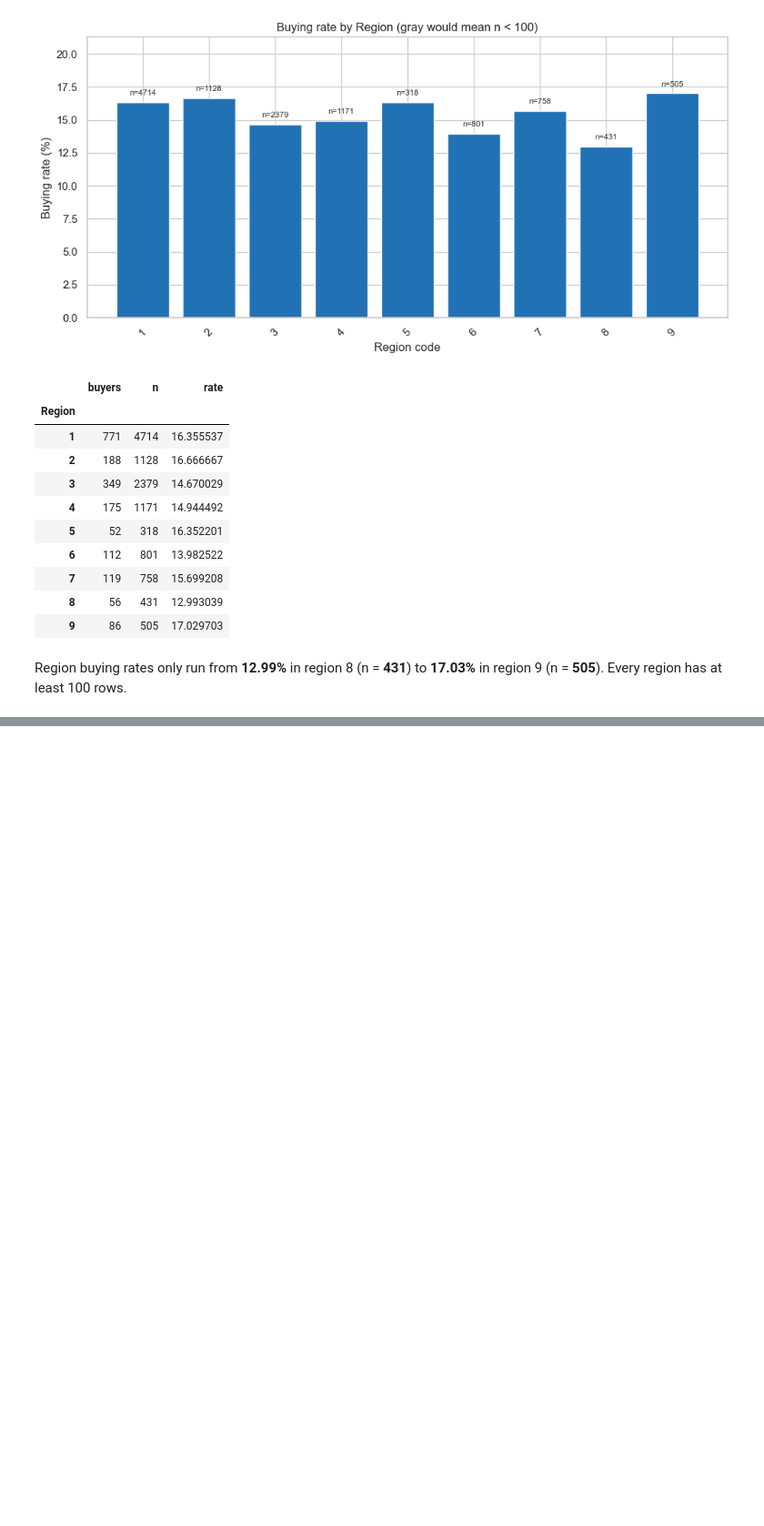
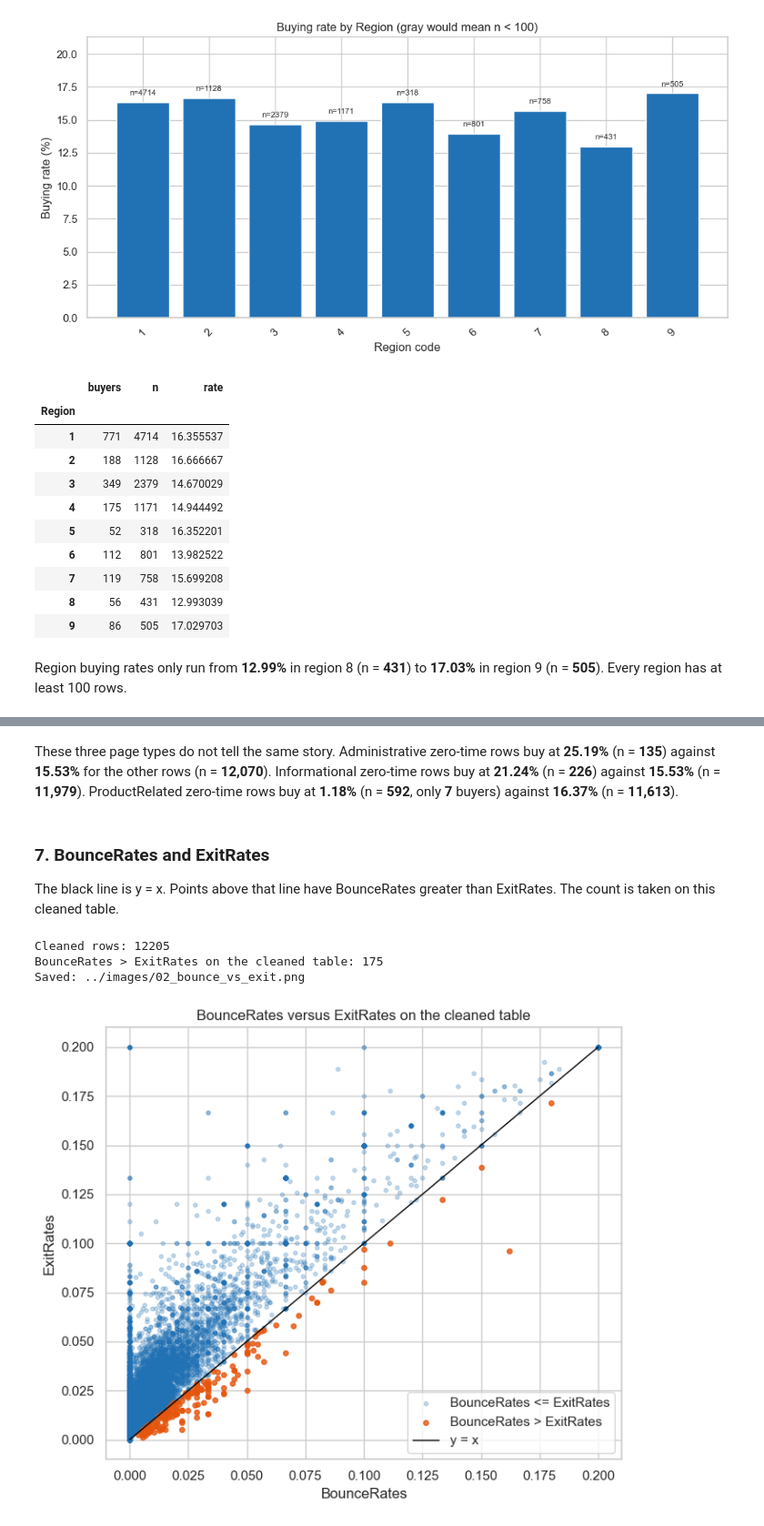
Before and after one commit to ghayasshahid/BuyerBehaviorPrediction, a Jupyter notebook: notebooks/02_eda.ipynb, the cells around one changed output, grey strips where cells are left out. Shown at 91% size. Cells and saved outputs as stored; diff of their text form; code cells hidden in the pictures; blank space fills up the shorter version.

```diff
--- a/notebooks/02_eda.ipynb
+++ b/notebooks/02_eda.ipynb
@@ -545,0 +611,41 @@ Region buying rates only run from **12.99%** in region 8 (n = **431**) to **17.0
+# %% [markdown]
+These three page types do not tell the same story. Administrative zero-time rows buy at **25.19%** (n = **135**) against **15.53%** for the other rows (n = **12,070**). Informational zero-time rows buy at **21.24%** (n = **226**) against **15.53%** (n = **11,979**). ProductRelated zero-time rows buy at **1.18%** (n = **592**, only **7** buyers) against **16.37%** (n = **11,613**).
+# %% [markdown]
+### 7. BounceRates and ExitRates
+
+The black line is y = x. Points above that line have BounceRates greater than ExitRates. The count is taken on this cleaned table.
+# %%
+above_line = df["BounceRates"] > df["ExitRates"]
+print("Cleaned rows:", len(df))
+print("BounceRates > ExitRates on the cleaned table:", int(above_line.sum()))
+
+fig, ax = plt.subplots(figsize=(7, 6))
+ax.scatter(
+    df.loc[~above_line, "BounceRates"],
+    df.loc[~above_line, "ExitRates"],
+    s=10,
+    alpha=0.25,
+    label="BounceRates <= ExitRates",
+    color="#2171b5",
+)
+ax.scatter(
+    df.loc[above_line, "BounceRates"],
+    df.loc[above_line, "ExitRates"],
+    s=16,
+    alpha=0.8,
+    label="BounceRates > ExitRates",
+    color="#e6550d",
+)
+upper = max(df["BounceRates"].max(), df["ExitRates"].max())
+ax.plot([0, upper], [0, upper], color="black", linewidth=1, label="y = x")
+ax.set_xlabel("BounceRates")
+ax.set_ylabel("ExitRates")
+ax.set_title("BounceRates versus ExitRates on the cleaned table")
+ax.legend()
+fig.tight_layout()
+save_and_show(fig, "bounce_vs_exit")
+# %% [output]
+Cleaned rows: 12205
+BounceRates > ExitRates on the cleaned table: 175
+Saved: ../images/02_bounce_vs_exit.png
+[figure, added]
```
Also changed, not shown: parts of 6 cells of this notebook, 3 other files.
